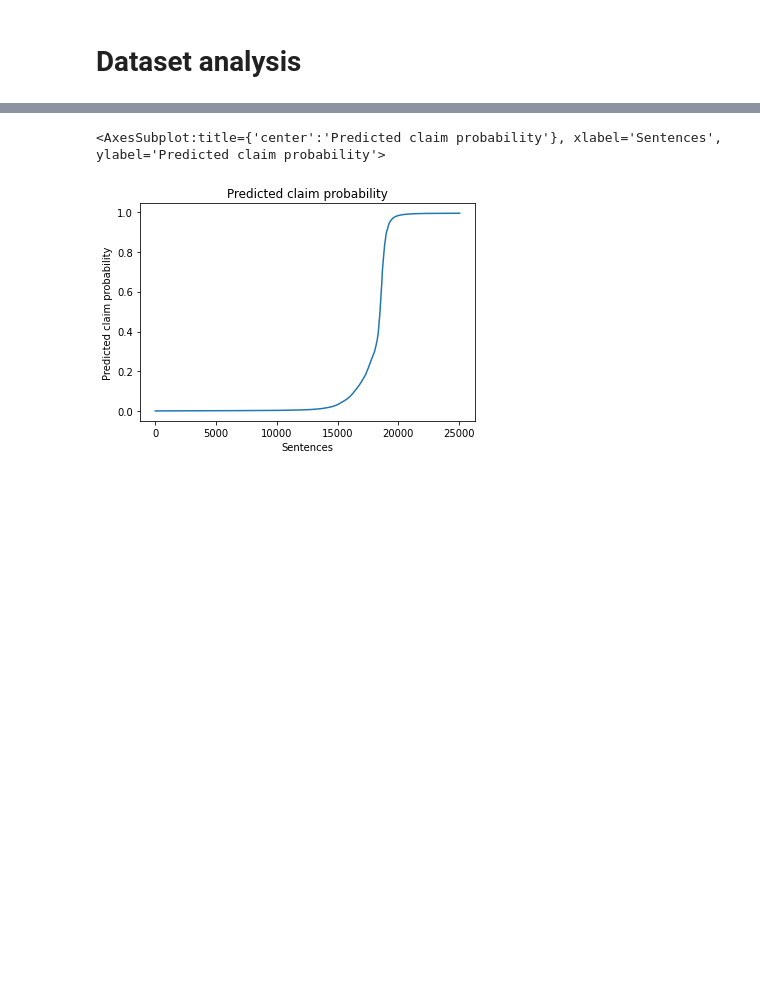
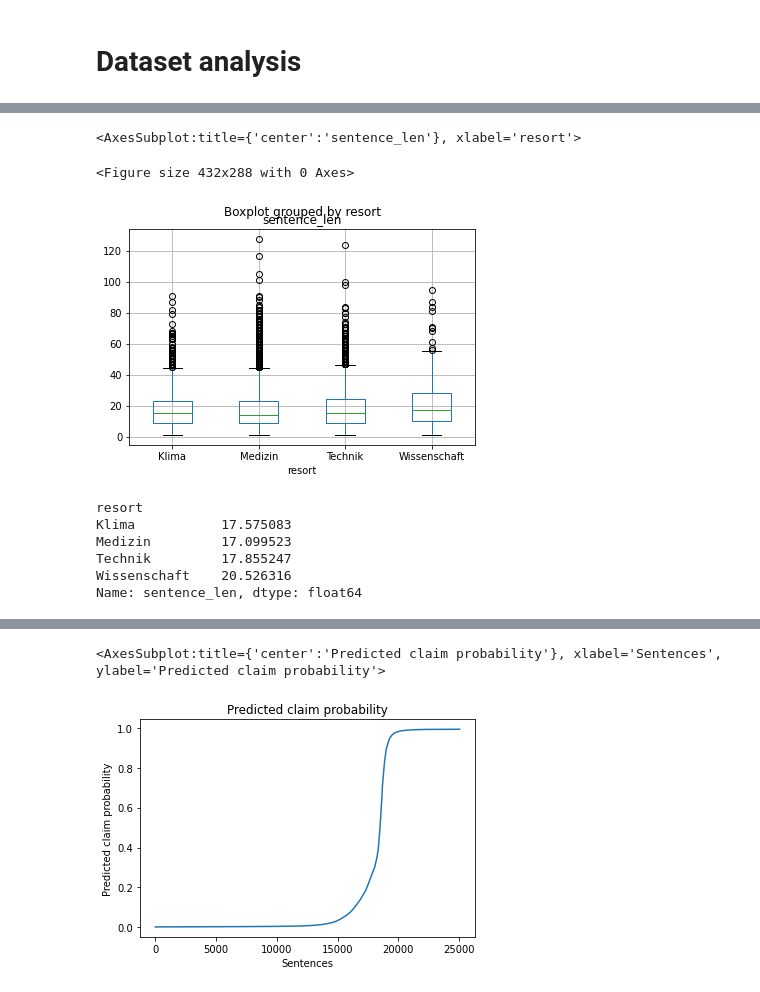
Before and after one commit to jueri/press_briefing_claim_dataset, a Jupyter notebook: dataset_analysis.ipynb, the cells around one changed output, grey strips where cells are left out. Drawn from its saved outputs; the diff is of its cells as text; code cells hidden in the pictures; blank space fills up the shorter version.

```diff
--- a/dataset_analysis.ipynb
+++ b/dataset_analysis.ipynb
@@ -38,0 +200,3 @@ WHERE pb_ID = 10
+# %%
+# mean sentence length speaker and guest
+sentences.afiliation.fillna("No", inplace=True)  # create countable non value
@@ -38,0 +210,16 @@ WHERE pb_ID = 10
+# %%
+plt.figure(facecolor="white")
+sentences.boxplot(column=['sentence_len'], by="resort")
+# %% [output]
+<AxesSubplot:title={'center':'sentence_len'}, xlabel='resort'>
+<Figure size 432x288 with 0 Axes>
+[figure, added]
+# %%
+sentences.groupby(by="resort").mean()["sentence_len"]
+# %% [output]
+resort
+Klima           17.575083
+Medizin         17.099523
+Technik         17.855247
+Wissenschaft    20.526316
+Name: sentence_len, dtype: float64
```
Also changed, not shown: parts of 49 cells of this notebook, 1 other file.
